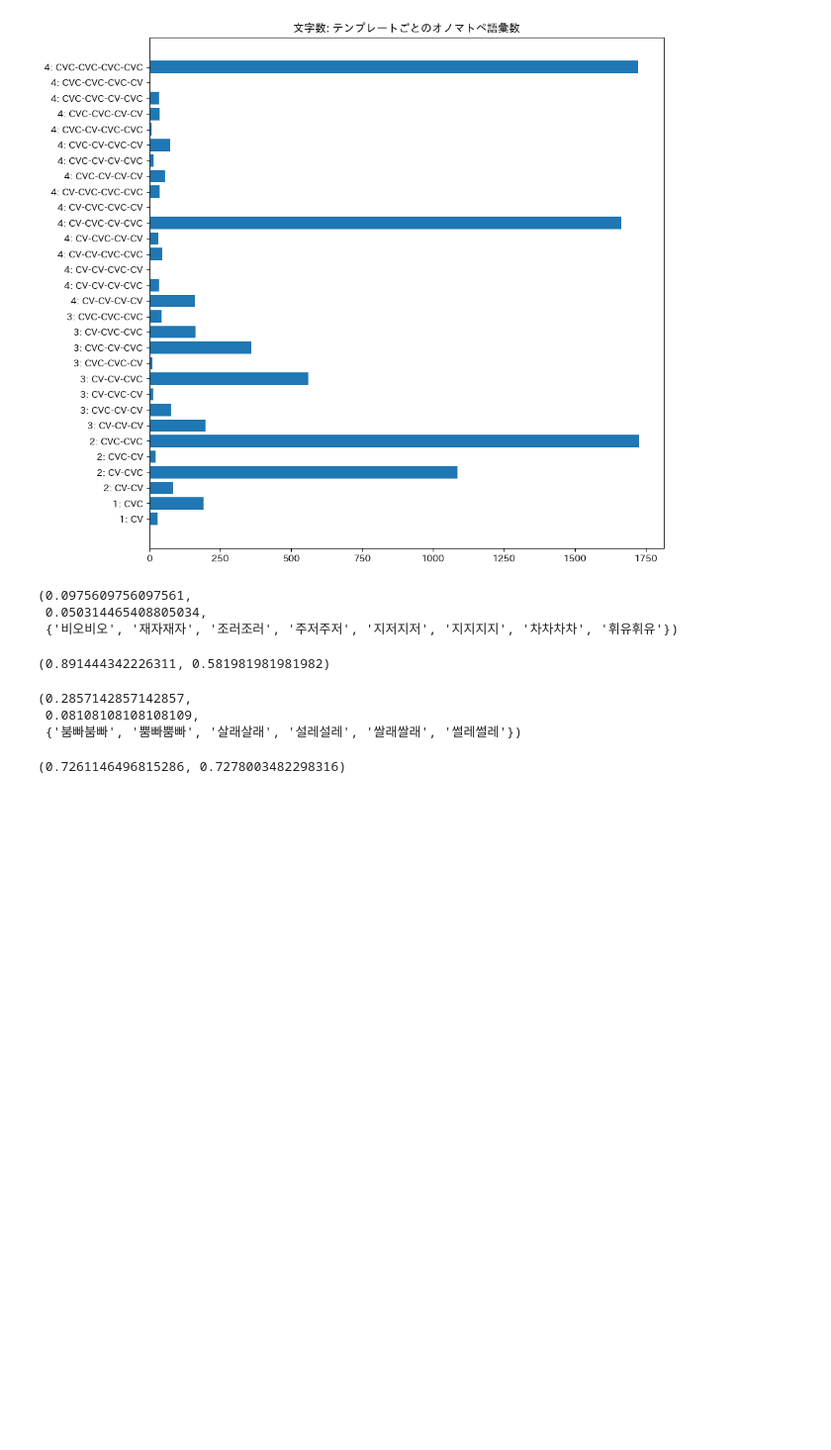
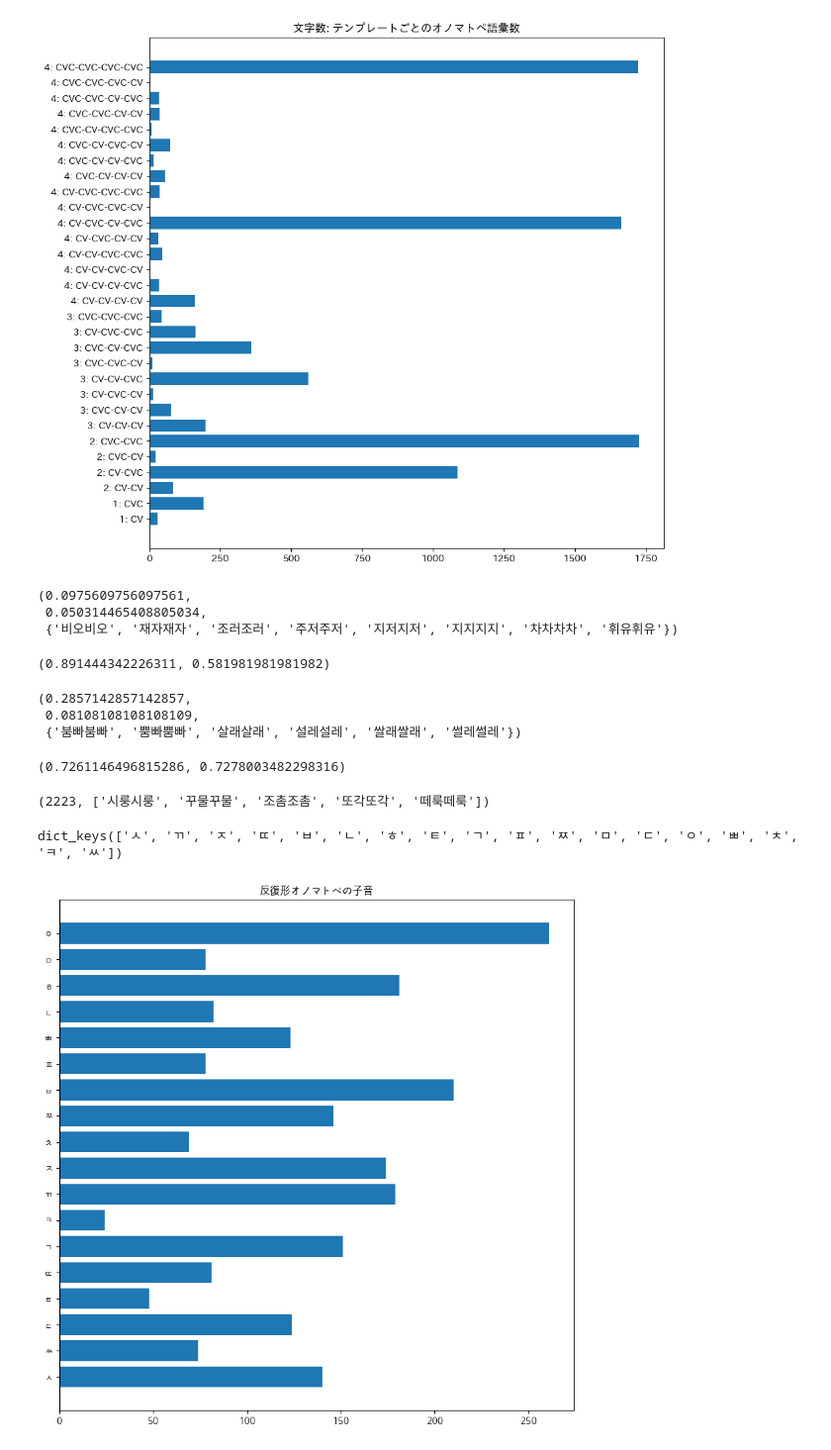
Before and after one commit to motomura-s/korean-sound-symbolic-word-list, a Jupyter notebook: text_processing.ipynb, the cells around one changed output. Shown: that part at 99% size. Cells and saved outputs as stored; diff of their text form; code cells hidden in the pictures; blank space fills up the shorter version.

```diff
--- a/text_processing.ipynb
+++ b/text_processing.ipynb
@@ -230,3 +228,36 @@ set1_2 = set1 & set2
 len(set1_2) / len(set1), len(set1_2) / len(set2)
 # %% [output]
 (0.7261146496815286, 0.7278003482298316)
+# %%
+# CV-CVC-CV-CVC / CVC-CVC-CVC-CVCのうち、完全な畳語形になっているもの
+reduplications = []
+set1 = set([f"{word}{word}" for word in pruned_words_by_template["CV-CVC"]])
+set2 = set(pruned_words_by_template["CV-CVC-CV-CVC"])
+reduplications += list(set1 & set2)
+
+set1 = set([f"{word}{word}" for word in pruned_words_by_template["CVC-CVC"]])
+set2 = set(pruned_words_by_template["CVC-CVC-CVC-CVC"])
+reduplications += list(set1 & set2)
+
+len(reduplications), reduplications[:5]
+# %% [output]
+(2223, ['시룽시룽', '꾸물꾸물', '조촘조촘', '또각또각', '떼룩떼룩'])
+# %%
+cnt_dic.keys()
+# %% [output]
+dict_keys(['ㅅ', 'ㄲ', 'ㅈ', 'ㄸ', 'ㅂ', 'ㄴ', 'ㅎ', 'ㅌ', 'ㄱ', 'ㅍ', 'ㅉ', 'ㅁ', 'ㄷ', 'ㅇ', 'ㅃ', 'ㅊ', 'ㅋ', 'ㅆ'])
+# %%
+words_by_first_consonant = {}
+for word in reduplications:
+    consonant = hgtk.text.decompose(word, compose_code="/").split("/")[0][0]
+    words_by_first_consonant.setdefault(consonant, [])
+    words_by_first_consonant[consonant].append(word)
+
+cnt_dic = {k: len(words_by_first_consonant[k]) for k in ['ㅅ', 'ㅆ', 'ㄷ', 'ㅌ', 'ㄸ', 'ㄱ', 'ㅋ', 'ㄲ', 'ㅈ', 'ㅊ', 'ㅉ', 'ㅂ', 'ㅍ', 'ㅃ', 'ㄴ', 'ㅎ', 'ㅁ', 'ㅇ']}
+
+plt.figure(figsize=(10, 10))
+plt.barh(range(len(cnt_dic)), cnt_dic.values(), tick_label=list(cnt_dic.keys()))
+plt.title("反復形オノマトペの子音")
+plt.show()
+# %% [output]
+[figure, added]
```
Also changed, not shown: parts of 2 cells of this notebook.
